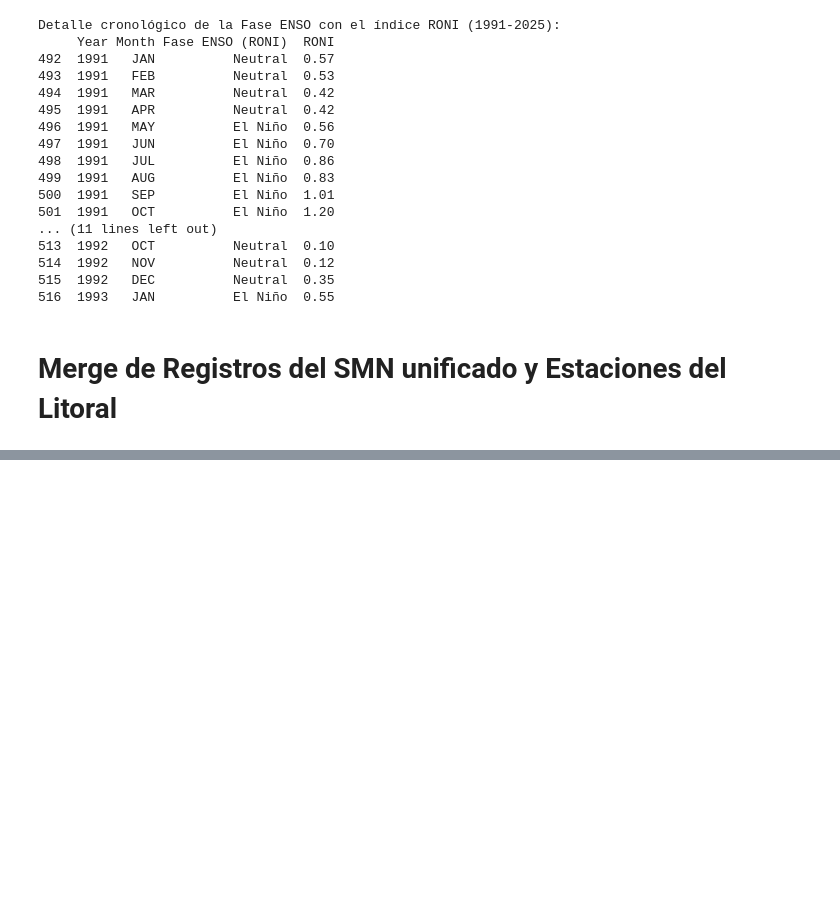
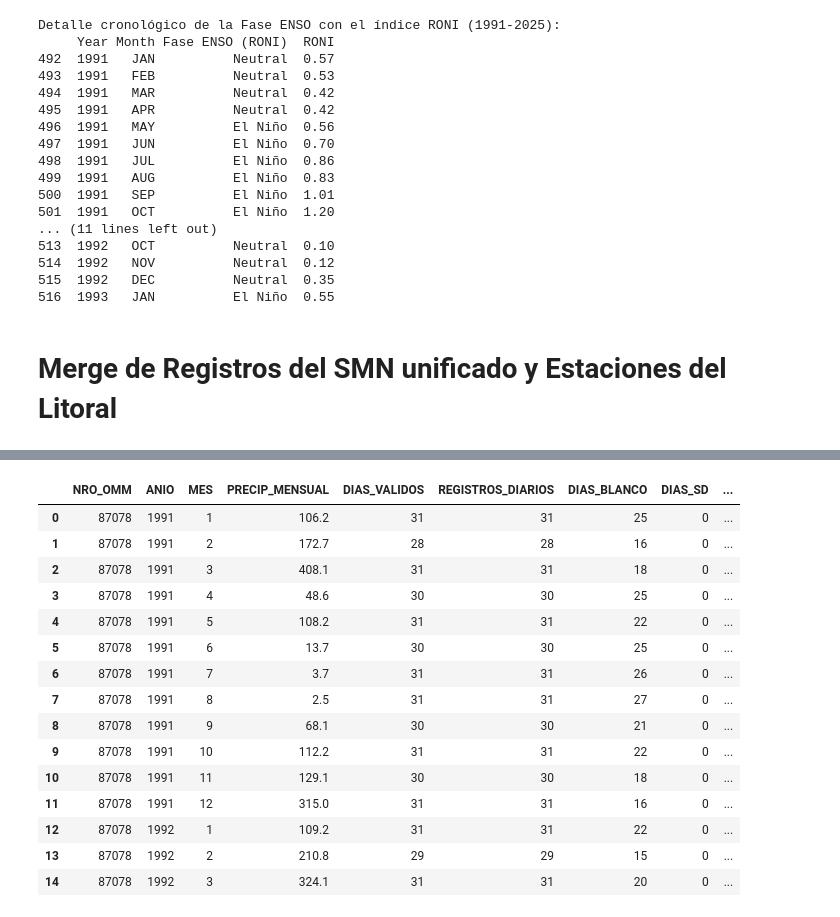
Before and after one commit to enrique20delgado-create/TP-Labo-ElNino-2C2026, a Jupyter notebook: Notebook/Ds_Enso.ipynb, the cells around one changed output, grey strips where cells are left out. Drawn from its saved outputs; the diff is of its cells as text; code cells hidden in the pictures; blank space fills up the shorter version.

Commit message:
Add files via upload
Se incorporan todos los pasos para llegar al set de datos final que usaremos para responder nuestras preguntas

```diff
--- a/Notebook/Ds_Enso.ipynb
+++ b/Notebook/Ds_Enso.ipynb
@@ -1303,8 +1303,9 @@ memory usage: 187.2+ KB
 
 # Reemplazamos los valores nulos en 'Intensidad (ONI)' con la etiqueta 'Neutral'
 prueba['Intensidad (ONI)'] = prueba['Intensidad (ONI)'].fillna('Neutral')
+# Reemplazamos los valores nulos en 'Fase ENSO (ONI)' con la etiqueta 'Neutral'
+prueba['Fase ENSO (ONI)'] = prueba['Fase ENSO (ONI)'].fillna('Neutral')
 prueba.tail()
-#Antes en el indice 920 columna "Intensidad (ONI)" decia "Nan", ahora dice "Neutral"
 # %% [output]
 |  | Date | Year | Month | Nino 1+2 SST | Nino 1+2 SST Anomaly | Nino 3 SST | Nino 3 SST Anomaly | ... |
 | 916 | 2026-05-01 | 2026 | MAY | 26.23 | 1.82 | 28.41 | 1.16 | ... |
@@ -1313,3 +1314,9 @@ prueba.tail()
 | 919 | 2026-08-01 | 2026 | AUG | NaN | NaN | NaN | NaN | ... |
 | 920 | 2026-09-01 | 2026 | SEP | NaN | NaN | NaN | NaN | ... |
 5 rows × 26 columns
+# %%
+# Reemplazamos los valores nulos en 'Intensidad (RONI)' con la etiqueta 'Neutral'
+prueba['Intensidad (RONI)'] = prueba['Intensidad (RONI)'].fillna('Neutral')
+# Reemplazamos los valores nulos en 'Fase ENSO (RONI)' con la etiqueta 'Neutral'
+prueba['Fase ENSO (RONI)'] = prueba['Fase ENSO (RONI)'].fillna('Neutral')
+prueba.tail()
@@ -1352,10 +1422,10 @@ Name: ONI, dtype: float64
 prueba_91_25 = prueba[(prueba['Year'] >= 1991) & (prueba['Year'] <= 2025)].copy()
 
 #Selecciono las columnas de Año, Mes, Fase ENSO (RONI) y sumamos los valores RONI
-detalle_cronologico = prueba_91_25[['Year', 'Month', 'Fase ENSO (RONI)', 'RONI']]
+ENSO_RONI_1991_2025 = prueba_91_25[['Year', 'Month', 'Fase ENSO (RONI)', 'RONI']]
 
 print("Detalle cronológico de la Fase ENSO con el índice RONI (1991-2025):")
-print(detalle_cronologico.head(25)) # Muestra los primeros 24 meses
+print(ENSO_RONI_1991_2025.head(25)) # Muestra las primeras 25 filas
 # %% [output]
 Detalle cronológico de la Fase ENSO con el índice RONI (1991-2025):
      Year Month Fase ENSO (RONI)  RONI
@@ -1422,0 +2484,67 @@ Controlar que todo haya salido bien: Por último, con ayuda y recoemndacion de l
+# %%
+# 1. Crear una copia de la base ENSO-RONI
+enso_mensual = ENSO_RONI_1991_2025.copy()
+
+# 2. Convertir los meses de inglés a números
+meses = {
+    "JAN": 1, "FEB": 2, "MAR": 3, "APR": 4,
+    "MAY": 5, "JUN": 6, "JUL": 7, "AUG": 8,
+    "SEP": 9, "OCT": 10, "NOV": 11, "DEC": 12
+}
+
+enso_mensual["MES"] = (
+    enso_mensual["Month"]
+    .astype(str)
+    .str.strip()
+    .str.upper()
+    .map(meses)
+)
+
+# 3. Renombrar columnas para coincidir con SMN
+enso_mensual = enso_mensual.rename(
+    columns={
+        "Year": "ANIO",
+        "Fase ENSO (RONI)": "FASE_ENSO"
+    }
+)
+
+# 4. Conservar únicamente las columnas necesarias
+enso_mensual = enso_mensual[
+    ["ANIO", "MES", "RONI", "FASE_ENSO"]
+]
+
+# 5. Verificar que cada año y mes tenga un único registro ENSO
+assert enso_mensual["MES"].notna().all(), \
+    "Hay meses de ENSO que no pudieron convertirse."
+
+assert not enso_mensual.duplicated(["ANIO", "MES"]).any(), \
+    "Hay períodos duplicados en la base ENSO."
+
+# 6. Unir las precipitaciones mensuales con ENSO-RONI
+smn_litoral_enso_mensual = pd.merge(
+    smn_estaciones_litoral_mensual,
+    enso_mensual,
+    on=["ANIO", "MES"],
+    how="left",
+    validate="many_to_one"
+)
+
+# 7. Verificar que no se hayan perdido ni duplicado registros
+print("Registros SMN originales:",
+      len(smn_estaciones_litoral_mensual))
+
+print("Registros después de la unión:",
+      len(smn_litoral_enso_mensual))
+
+print("\nRegistros sin RONI:",
+      smn_litoral_enso_mensual["RONI"].isna().sum())
+
+print("\nRegistros sin fase ENSO:",
+      smn_litoral_enso_mensual["FASE_ENSO"].isna().sum())
+
+print("\nDimensiones de la base final:",
+      smn_litoral_enso_mensual.shape)
+
+# 8. Mostrar las primeras filas
+display(smn_litoral_enso_mensual.head(15))
+# %% [output]
@@ -1422,0 +2559,16 @@ Controlar que todo haya salido bien: Por último, con ayuda y recoemndacion de l
+|  | NRO_OMM | ANIO | MES | PRECIP_MENSUAL | DIAS_VALIDOS | REGISTROS_DIARIOS | DIAS_BLANCO | DIAS_SD | ... |
+| 0 | 87078 | 1991 | 1 | 106.2 | 31 | 31 | 25 | 0 | ... |
+| 1 | 87078 | 1991 | 2 | 172.7 | 28 | 28 | 16 | 0 | ... |
+| 2 | 87078 | 1991 | 3 | 408.1 | 31 | 31 | 18 | 0 | ... |
+| 3 | 87078 | 1991 | 4 | 48.6 | 30 | 30 | 25 | 0 | ... |
+| 4 | 87078 | 1991 | 5 | 108.2 | 31 | 31 | 22 | 0 | ... |
+| 5 | 87078 | 1991 | 6 | 13.7 | 30 | 30 | 25 | 0 | ... |
+| 6 | 87078 | 1991 | 7 | 3.7 | 31 | 31 | 26 | 0 | ... |
+| 7 | 87078 | 1991 | 8 | 2.5 | 31 | 31 | 27 | 0 | ... |
+| 8 | 87078 | 1991 | 9 | 68.1 | 30 | 30 | 21 | 0 | ... |
+| 9 | 87078 | 1991 | 10 | 112.2 | 31 | 31 | 22 | 0 | ... |
+| 10 | 87078 | 1991 | 11 | 129.1 | 30 | 30 | 18 | 0 | ... |
+| 11 | 87078 | 1991 | 12 | 315.0 | 31 | 31 | 16 | 0 | ... |
+| 12 | 87078 | 1992 | 1 | 109.2 | 31 | 31 | 22 | 0 | ... |
+| 13 | 87078 | 1992 | 2 | 210.8 | 29 | 29 | 15 | 0 | ... |
+| 14 | 87078 | 1992 | 3 | 324.1 | 31 | 31 | 20 | 0 | ... |
```
Also changed, not shown: parts of 53 cells of this notebook.
